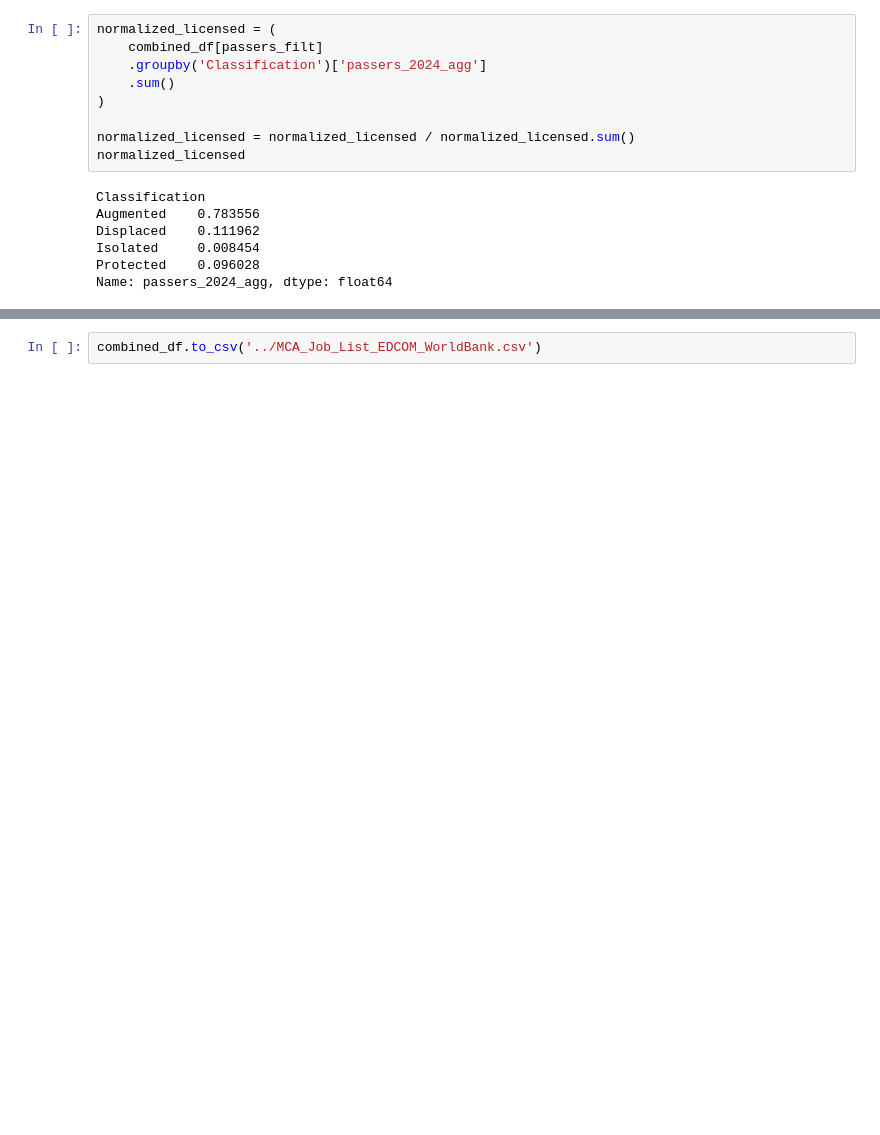
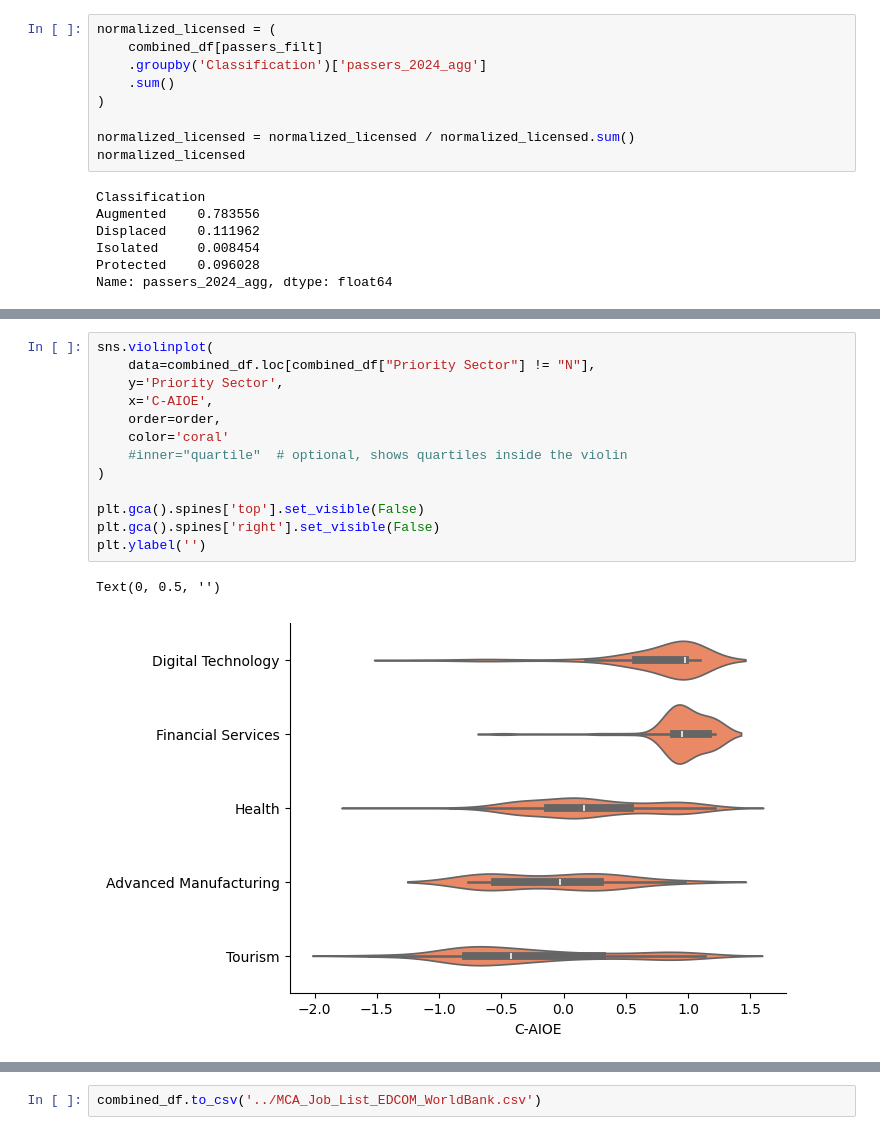
Before and after one commit to BSDSBA-JF/wadwani_intern, a Jupyter notebook: 01_mca_job_list/Combining/combining.ipynb, the cells around one changed output, grey strips where cells are left out. Saved outputs shown, nothing was run; the diff lists cells and outputs as text; blank space fills up the shorter version.

```diff
--- a/01_mca_job_list/Combining/combining.ipynb
+++ b/01_mca_job_list/Combining/combining.ipynb
@@ -114,0 +295,16 @@ Text(0, 0.5, '')
+# %%
+sns.violinplot(
+    data=combined_df.loc[combined_df["Priority Sector"] != "N"],
+    y='Priority Sector',
+    x='C-AIOE',
+    order=order,
+    color='coral'
+    #inner="quartile"  # optional, shows quartiles inside the violin
+)
+
+plt.gca().spines['top'].set_visible(False)
+plt.gca().spines['right'].set_visible(False)
+plt.ylabel('')
+# %% [output]
+Text(0, 0.5, '')
+[figure, added]
```
Also changed, not shown: parts of 15 cells of this notebook, 31 other files.
